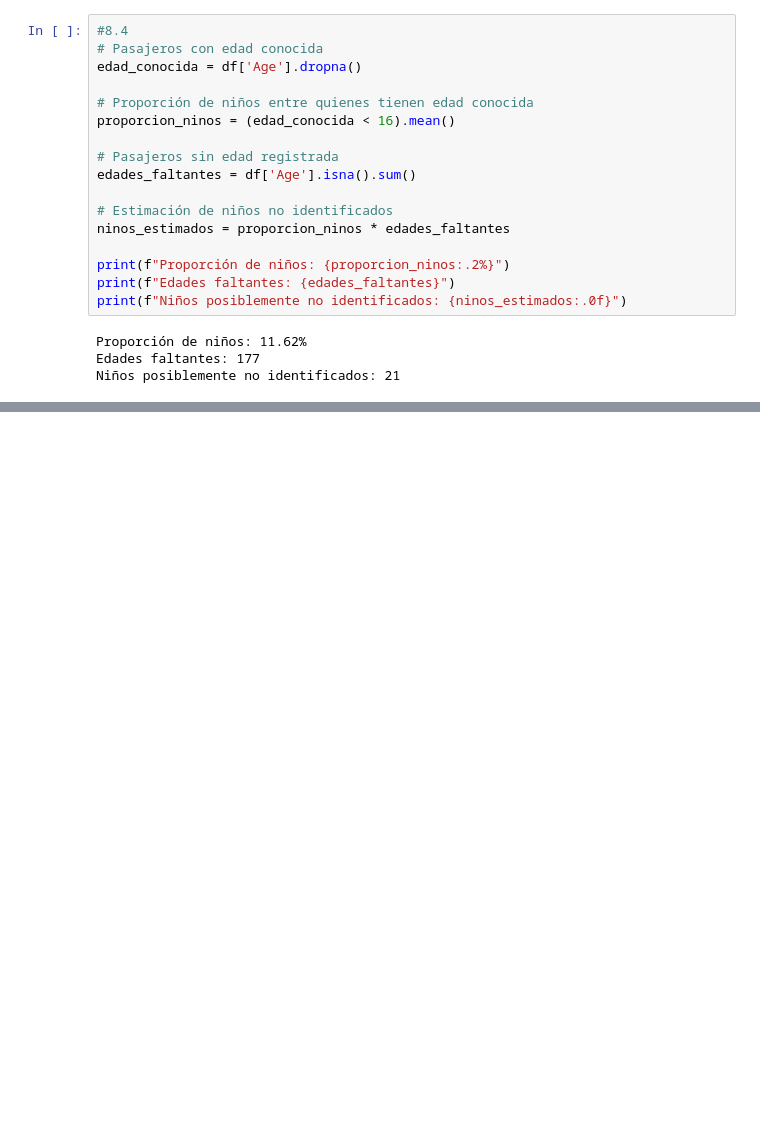
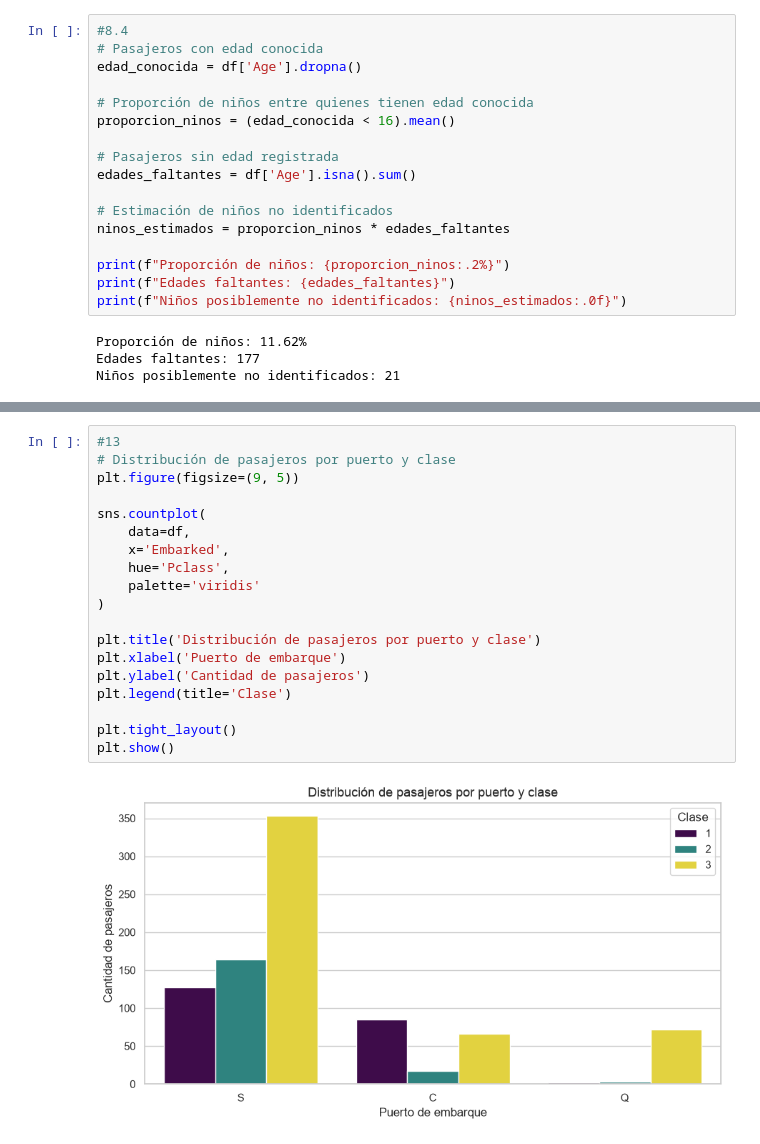
Before and after one commit to BetoVinasco/proyecto_ciencia_datos, a Jupyter notebook: notebooks/02_exploracion.ipynb, the cells around one changed output, grey strips where cells are left out. Cells and saved outputs as stored; diff of their text form; blank space fills up the shorter version.

```diff
--- a/notebooks/02_exploracion.ipynb
+++ b/notebooks/02_exploracion.ipynb
@@ -327,0 +467,21 @@ Niños posiblemente no identificados: 21
+# %%
+#13
+# Distribución de pasajeros por puerto y clase
+plt.figure(figsize=(9, 5))
+
+sns.countplot(
+    data=df,
+    x='Embarked',
+    hue='Pclass',
+    palette='viridis'
+)
+
+plt.title('Distribución de pasajeros por puerto y clase')
+plt.xlabel('Puerto de embarque')
+plt.ylabel('Cantidad de pasajeros')
+plt.legend(title='Clase')
+
+plt.tight_layout()
+plt.show()
+# %% [output]
+[figure, added]
```
Also changed, not shown: parts of 32 cells of this notebook, 3 other files.
